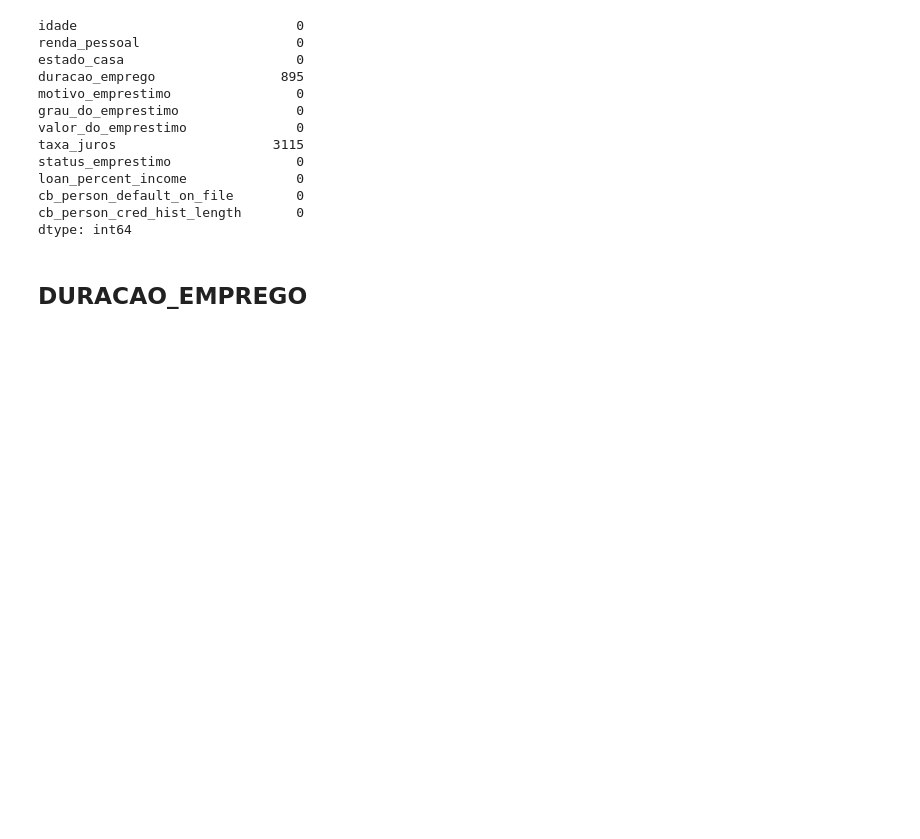
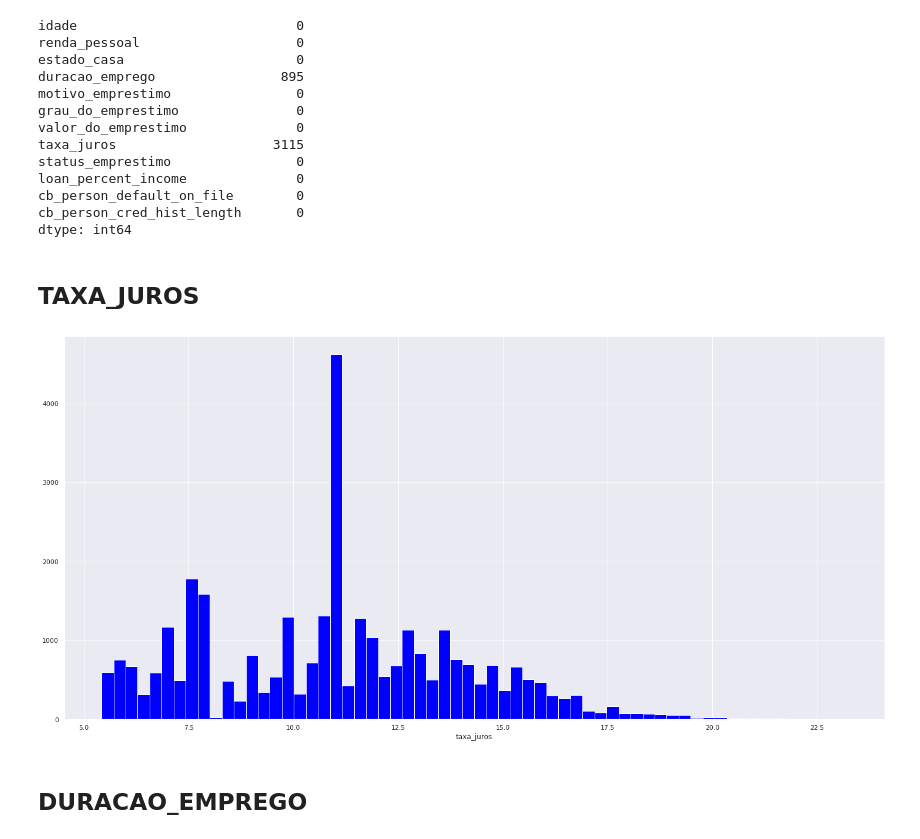
Before and after one commit to alexhenriquepineda/Credit-Risk, a Jupyter notebook: ciclo01.ipynb, the cells around one changed output. Drawn from its saved outputs; the diff is of its cells as text; code cells hidden in the pictures; blank space fills up the shorter version.

```diff
--- a/ciclo01.ipynb
+++ b/ciclo01.ipynb
@@ -222,6 +222,17 @@ loan_percent_income              0
 cb_person_default_on_file        0
 cb_person_cred_hist_length       0
 dtype: int64
+# %% [markdown]
+## TAXA_JUROS
+# %%
+data['taxa_juros'].fillna((data['taxa_juros'].median()), inplace=True)
+# %%
+#histograma
+n, bins, patches = plt.hist(data['taxa_juros'], bins='auto', color='blue')
+plt.xlabel("taxa_juros")
+plt.show()
+# %% [output]
+[figure, added]
 # %% [markdown]
 ## DURACAO_EMPREGO
 # %%
```
Also changed, not shown: parts of 43 cells of this notebook.
